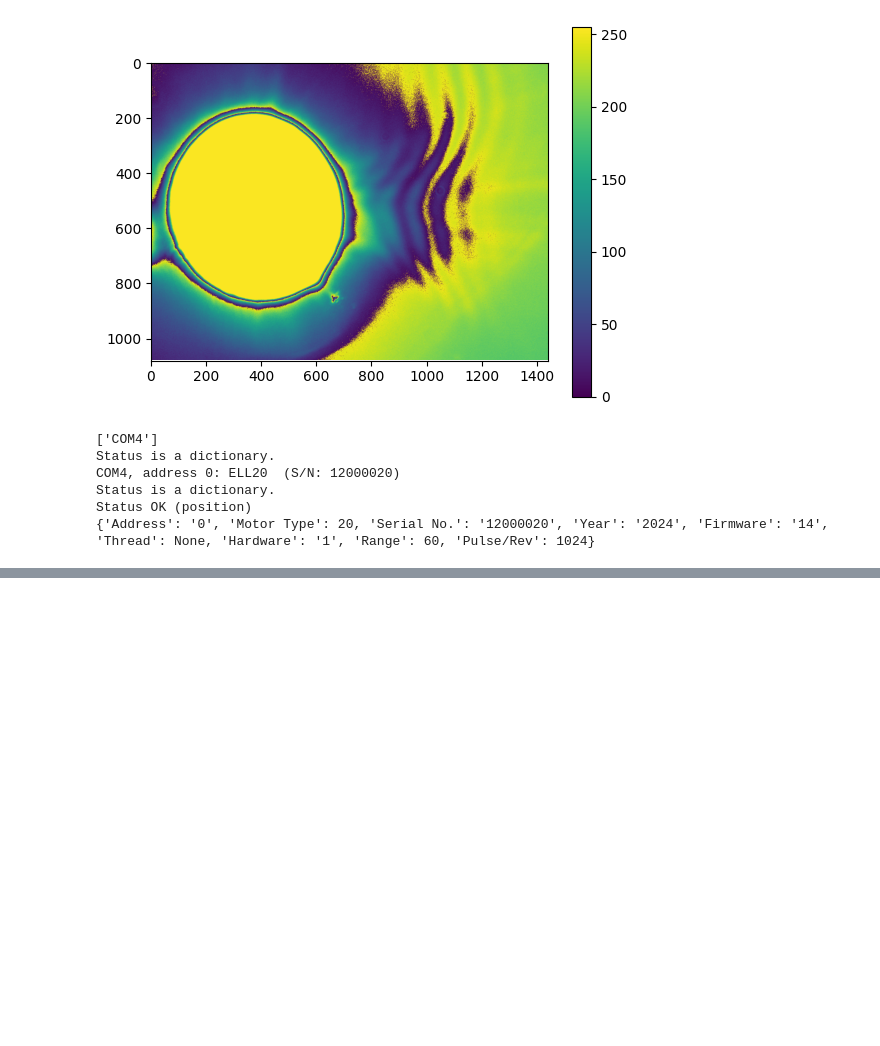
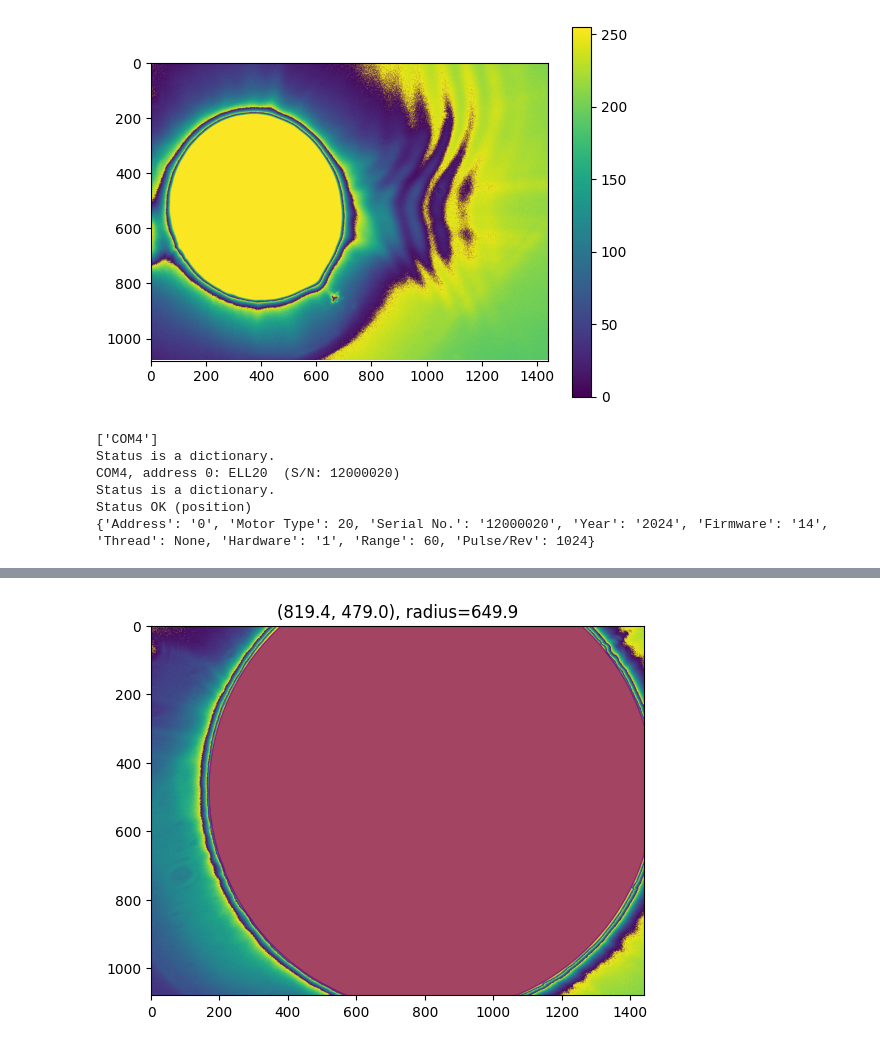
Before and after one commit to masroor47/asrc-photonics-workshop, a Jupyter notebook: src/z_stage.ipynb, the cells around one changed output, grey strips where cells are left out. Cells and saved outputs as stored; diff of their text form; code cells hidden in the pictures; blank space fills up the shorter version.

```diff
--- a/src/z_stage.ipynb
+++ b/src/z_stage.ipynb
@@ -164,15 +178,18 @@ measurements_df.head()
 # %%
 for i, row in measurements_df.iterrows():
     fig, ax = plt.subplots()
-    image = row['image_normalized']
+    image = row['image']  # Use the original image
+    # image = row['image_normalized']
     center_x = row['center_x']
     center_y = row['center_y']
     radius = row['radius']
 
     circle = Circle((center_x, center_y), radius, color='purple', alpha=0.7)
 
     ax.add_patch(circle)
     plt.imshow(image)
-    plt.title(f"{center_x:.2f}, {center_y:.2f}, radius={radius:.2f}")
+    plt.title(f"({center_x:.1f}, {center_y:.1f}), radius={radius:.1f}")
     plt.show()
     break
+# %% [output]
+[figure, added]
```
Also changed, not shown: parts of 7 cells of this notebook.
